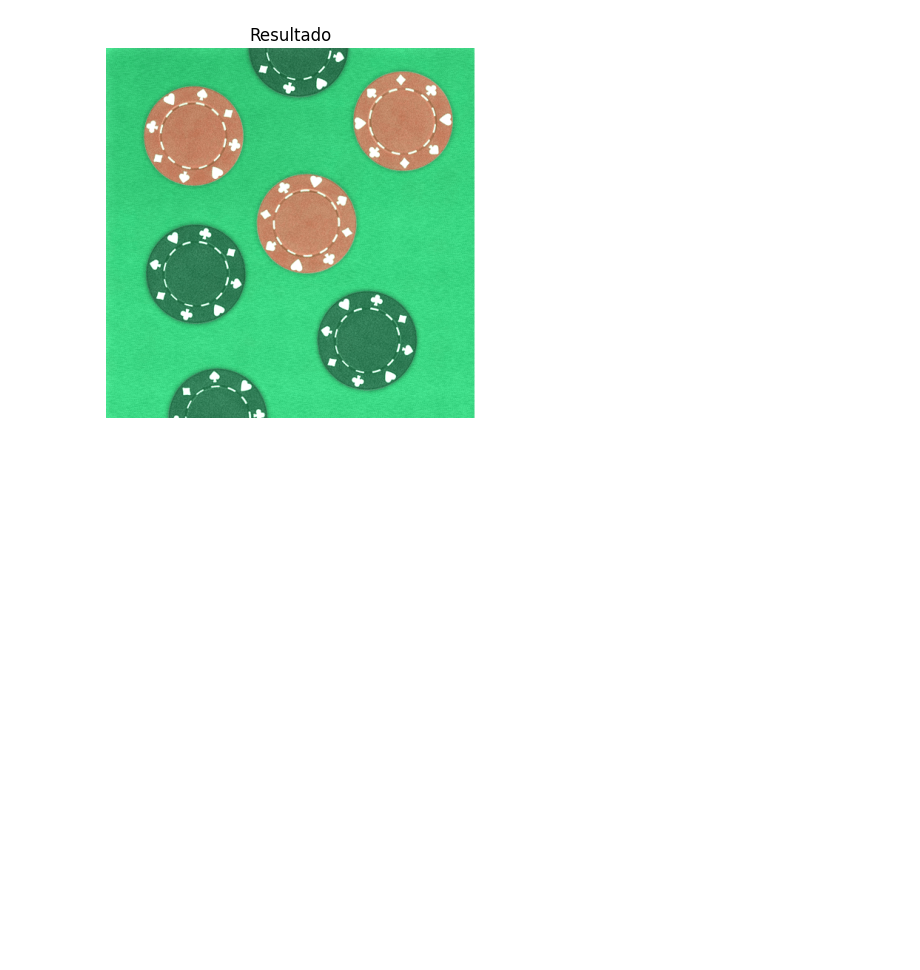
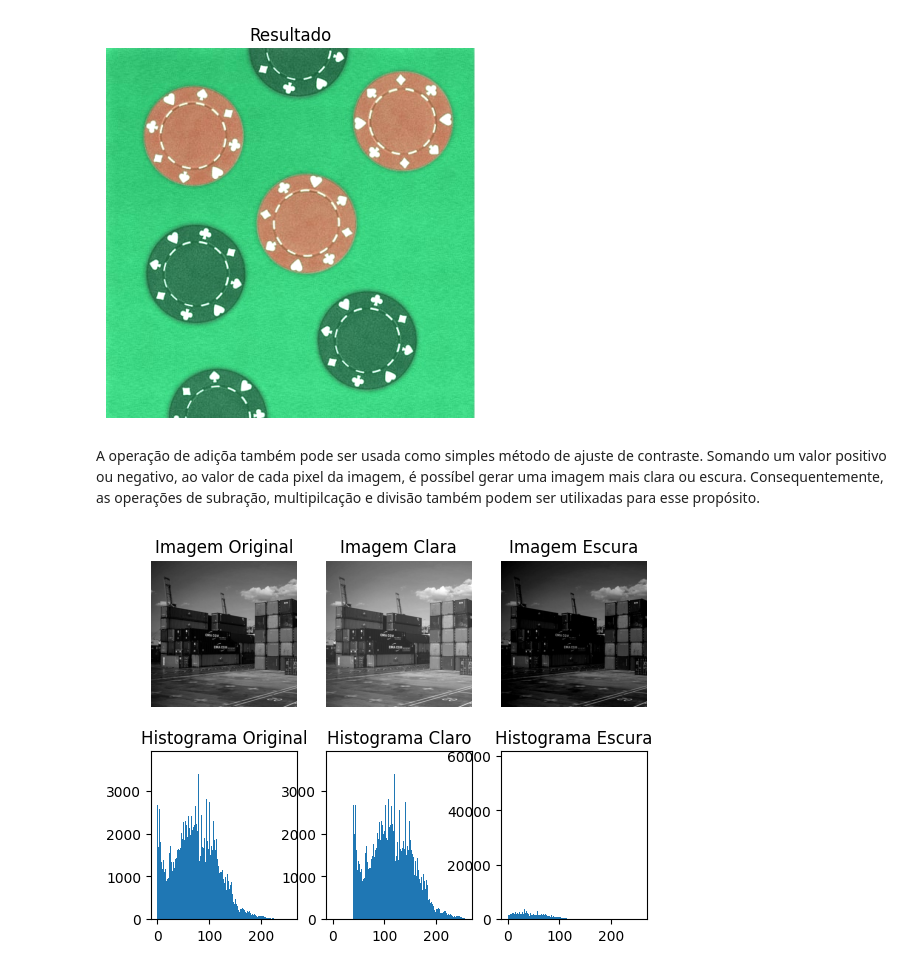
Before and after one commit to HyagoAllyf/computer-vision, a Jupyter notebook: aula5.ipynb, the cells around one changed output. Cells and saved outputs as stored; diff of their text form; code cells hidden in the pictures; blank space fills up the shorter version.

```diff
--- a/aula5.ipynb
+++ b/aula5.ipynb
@@ -340,3 +340,44 @@ plt.axis('off')
 [figure]
 [figure]
 [figure]
+# %% [markdown]
+A operação de adiçõa também pode ser usada como simples método de ajuste de contraste. Somando um valor positivo ou negativo, ao valor de cada pixel da imagem, é possíbel gerar uma imagem mais clara ou escura. Consequentemente, as operações de subração, multipilcação e divisão também podem ser utilixadas para esse propósito.
+# %%
+import cv2
+import numpy as np
+import matplotlib.pyplot as plt
+
+imagemOriginal = cv2.imread('C:/Users/hyago/documentos/Meusprojetos/python/computacao_visual/computer-vision/containers.jpg', 0)
+imagemClara = cv2.add(imagemOriginal, 40)
+imagemEscura = cv2.add(imagemOriginal, -40)
+
+plt.subplot(2,3,1)
+plt.title('Imagem Original')
+plt.imshow(cv2.cvtColor(imagemOriginal, cv2.COLOR_BGR2RGB))
+plt.axis('off')
+
+plt.subplot(2,3,2)
+plt.title('Imagem Clara')
+plt.imshow(cv2.cvtColor(imagemClara, cv2.COLOR_BGR2RGB))
+plt.axis('off')
+
+plt.subplot(2,3,3)
+plt.title('Imagem Escura')
+plt.imshow(cv2.cvtColor(imagemEscura, cv2.COLOR_BGR2RGB))
+plt.axis('off')
+
+plt.subplot(2,3,4)
+plt.title('Histograma Original')
+plt.hist(imagemOriginal.ravel(), 256, [0,256])
+
+plt.subplot(2,3,5)
+plt.title('Histograma Claro')
+plt.hist(imagemClara.ravel(), 256, [0,256])
+
+plt.subplot(2,3,6)
+plt.title('Histograma Escura')
+plt.hist(imagemEscura.ravel(), 256, [0,256])
+
+plt.show()
+# %% [output]
+[figure, added]
```
Also changed, not shown: parts of 5 cells of this notebook, 24 other files.
